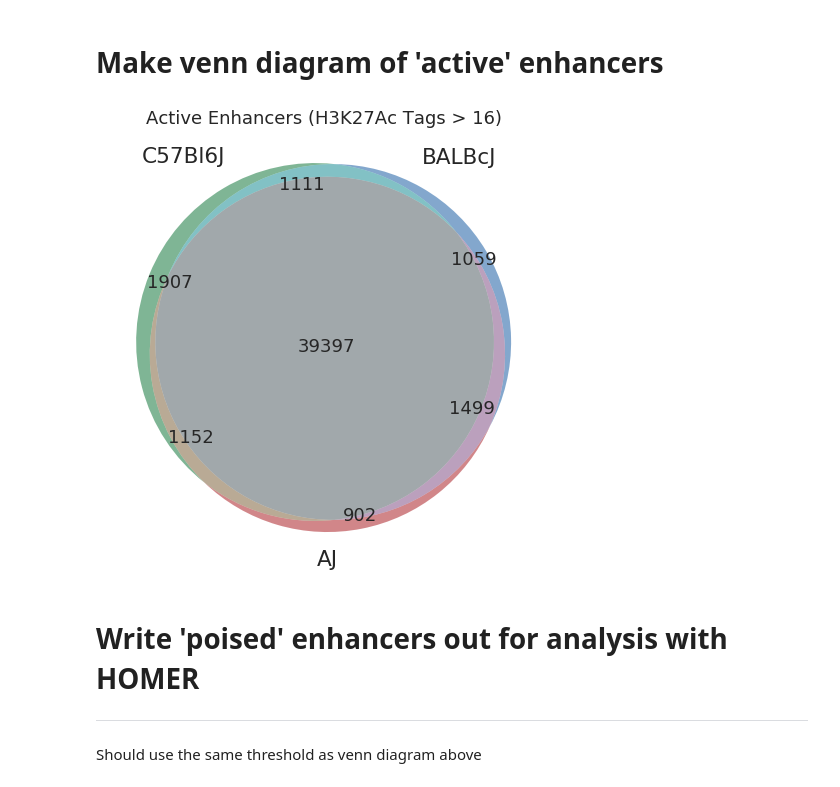
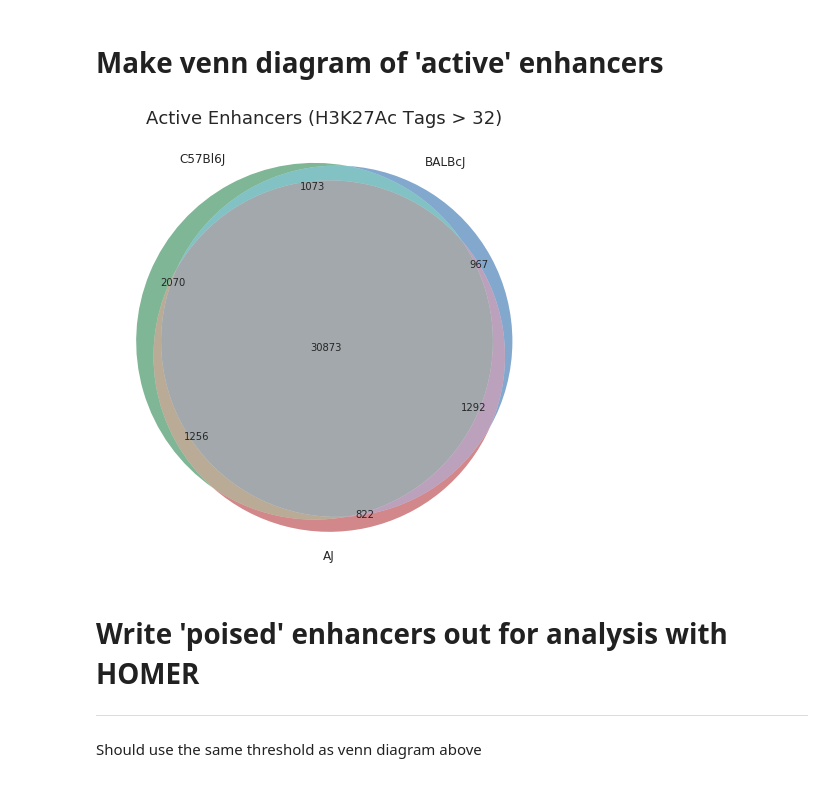
Before and after one commit to HunterBennett/strains, a Jupyter notebook: results/00_Strains_Control_H3K27Ac_01_Annotation.ipynb, the cells around one changed output. Saved outputs shown, nothing was run; the diff lists cells and outputs as text; code cells hidden in the pictures.

```diff
--- a/results/00_Strains_Control_H3K27Ac_01_Annotation.ipynb
+++ b/results/00_Strains_Control_H3K27Ac_01_Annotation.ipynb
@@ -249,7 +252,7 @@ for group, col in zip(groups, columns):
 
 avg_tags_df = pd.DataFrame(avg_tags)
 # %%
-thresh=16
+thresh=32
 
 peak_dict = {}
 for col in avg_tags_df.columns:
@@ -257,21 +260,21 @@ for col in avg_tags_df.columns:
 # %%
 fig, ax = plt.subplots(figsize=(8,8))
 
 # venn3 accepts a list with the following order
 # (100, 010, 110, 001, 101, 011, 111)
 # group1, group2, group1+2, group3, group1+3, group2+3, group3
 venn3(subsets=[set(peak_dict['C57Bl6J']),
                set(peak_dict['BALBcJ']),
                set(peak_dict['AJ'])],
       set_colors=('#006d2c', '#08519c', '#a50f15'),
       set_labels=('C57Bl6J', 'BALBcJ', 'AJ'),
       alpha=0.5,
       ax=ax)
-ax.set_title('Active Enhancers (H3K27Ac Tags > 16)');
+ax.set_title('Active Enhancers (H3K27Ac Tags > %d)' % thresh);
 
 plt.savefig('./figures/venn3_activated_peaks.png', bbox_inches='tight')
 # %% [output]
-[figure, old version]
+[figure, new version]
 # %%
 # # use the code below if you'd like to find the specific peak sets shown in the Venn diagram.
 # all3 = set(peak_dict['C57Bl6J']).intersection(set(peak_dict['BALBcJ']).intersection(peak_dict['AJ']))
```
Also changed, not shown: parts of 4 cells of this notebook, 19 other files.
